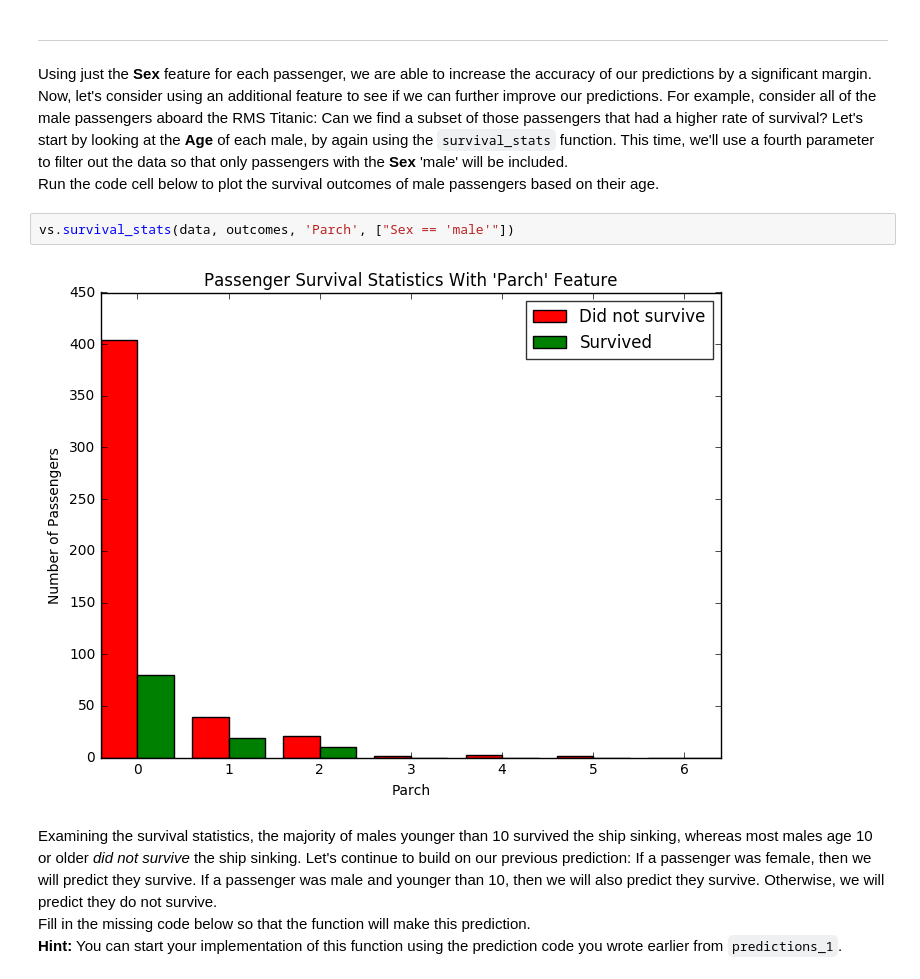
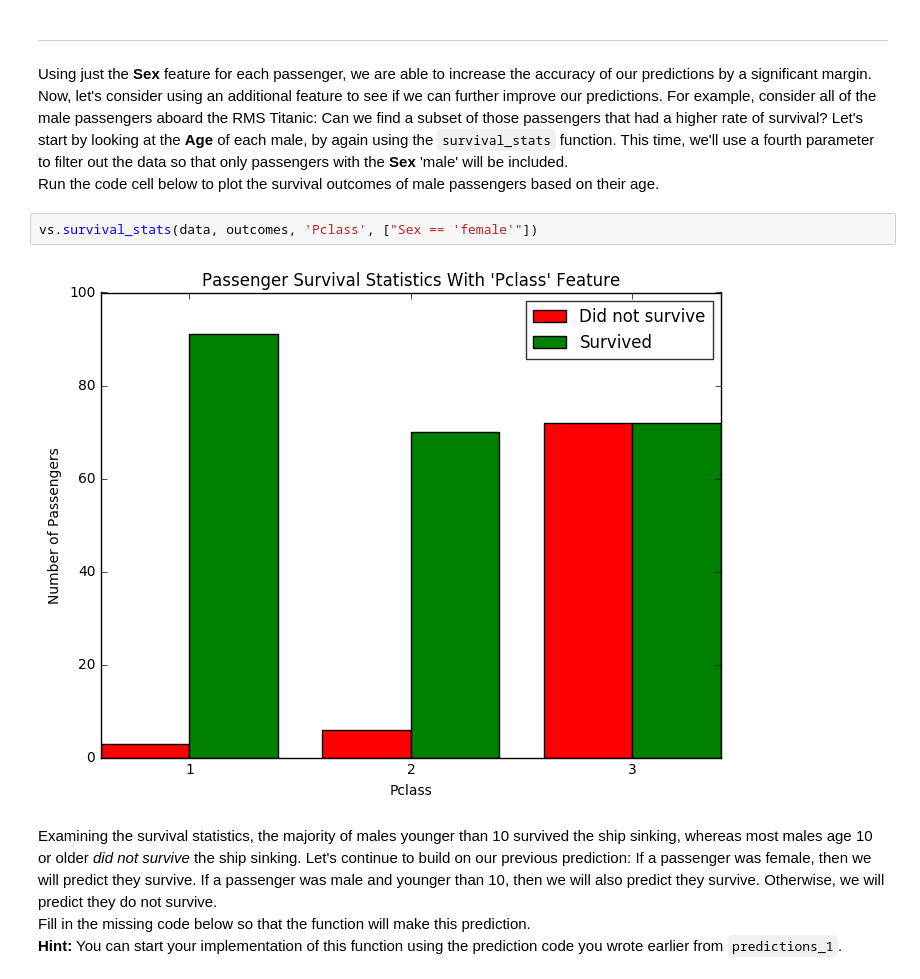
Before and after one commit to zxu32/machine-learning, a Jupyter notebook: projects/titanic_survival_exploration/titanic_survival_exploration.ipynb, the cells around one changed output. Cells and saved outputs as stored; diff of their text form.

```diff
--- a/projects/titanic_survival_exploration/titanic_survival_exploration.ipynb
+++ b/projects/titanic_survival_exploration/titanic_survival_exploration.ipynb
@@ -185,9 +185,9 @@ Predictions have an accuracy of 78.68%.
 Using just the **Sex** feature for each passenger, we are able to increase the accuracy of our predictions by a significant margin. Now, let's consider using an additional feature to see if we can further improve our predictions. For example, consider all of the male passengers aboard the RMS Titanic: Can we find a subset of those passengers that had a higher rate of survival? Let's start by looking at the **Age** of each male, by again using the `survival_stats` function. This time, we'll use a fourth parameter to filter out the data so that only passengers with the **Sex** 'male' will be included.
 Run the code cell below to plot the survival outcomes of male passengers based on their age.
 # %%
-vs.survival_stats(data, outcomes, 'Parch', ["Sex == 'male'"])
+vs.survival_stats(data, outcomes, 'Pclass', ["Sex == 'female'"])
 # %% [output]
-[figure, old version]
+[figure, new version]
 # %% [markdown]
 Examining the survival statistics, the majority of males younger than 10 survived the ship sinking, whereas most males age 10 or older *did not survive* the ship sinking. Let's continue to build on our previous prediction: If a passenger was female, then we will predict they survive. If a passenger was male and younger than 10, then we will also predict they survive. Otherwise, we will predict they do not survive.
 Fill in the missing code below so that the function will make this prediction.
```
Also changed, not shown: parts of 2 cells of this notebook.
